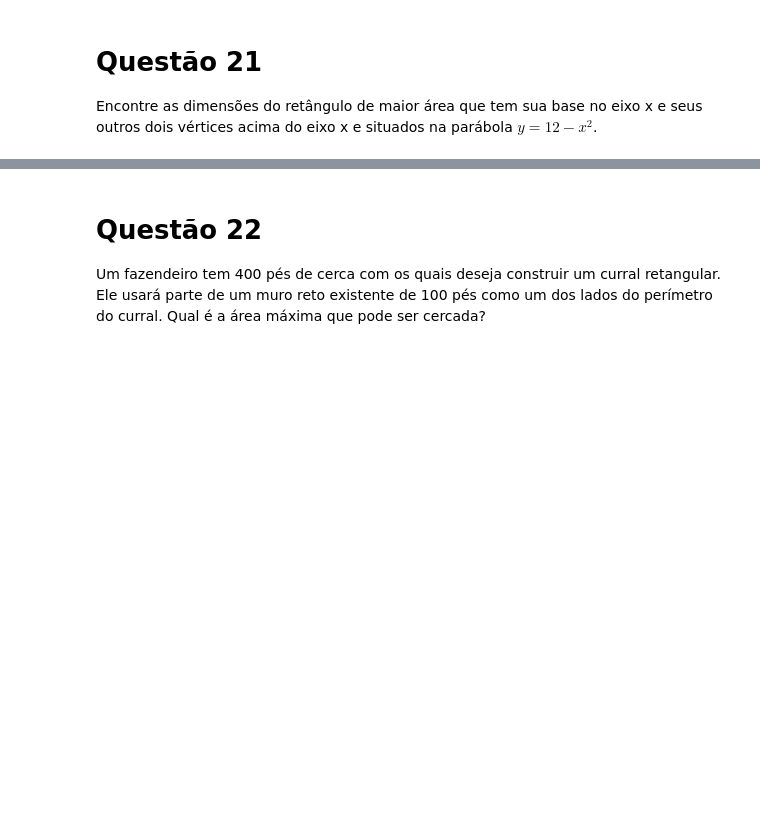
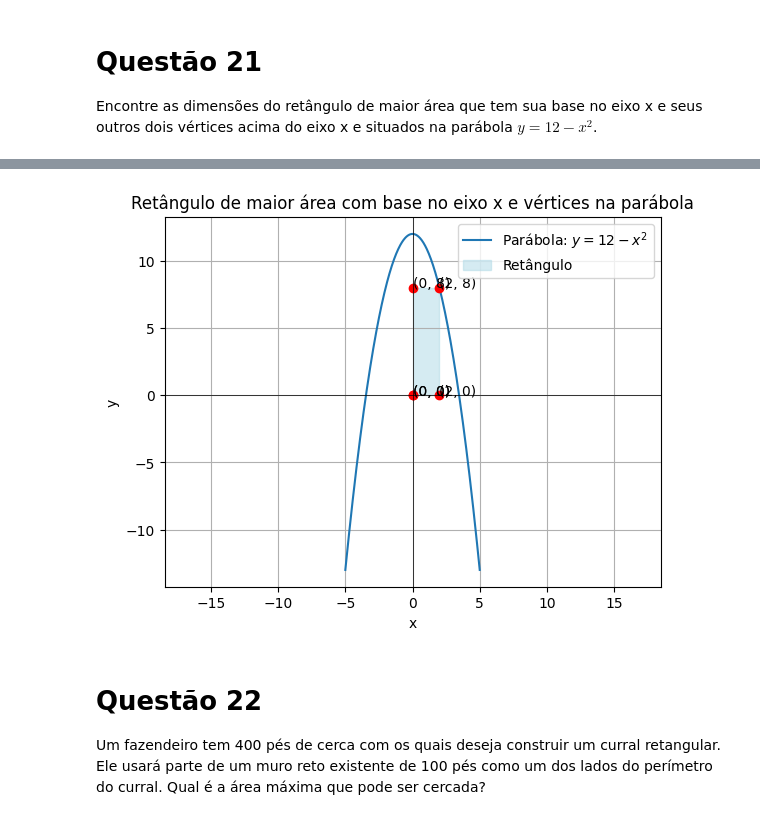
Before and after one commit to andre210505/RA1, a Jupyter notebook: Recuperação_RA2.ipynb, the cells around one changed output, grey strips where cells are left out. Drawn from its saved outputs; the diff is of its cells as text; code cells hidden in the pictures; blank space fills up the shorter version.

```diff
--- a/Recuperação_RA2.ipynb
+++ b/Recuperação_RA2.ipynb
@@ -861,3 +1611,50 @@ Encontre as dimensões do retângulo de maior área que tem sua base no eixo x e
+# %%
+import numpy as np
+import matplotlib.pyplot as plt
+
+# Definindo a parábola
+def parabola(x):
+    return 12 - x**2
+
+# Definindo as dimensões do retângulo
+base = 2
+altura = 8
+
+# Coordenadas dos vértices do retângulo
+x_rect = [0, base, base, 0, 0]
+y_rect = [0, 0, altura, altura, 0]
+
+# Criando valores para x
+x_values = np.linspace(-5, 5, 400)
+
+# Criando valores para y da parábola
+y_values_parabola = parabola(x_values)
+
+# Plotando a parábola
+plt.plot(x_values, y_values_parabola, label='Parábola: $y = 12 - x^2$')
+
+# Plotando o retângulo
+plt.fill(x_rect, y_rect, color='lightblue', alpha=0.5, label='Retângulo')
+
+# Plotando os vértices do retângulo
+plt.plot(x_rect, y_rect, 'ro')
+
+# Adicionando texto com as coordenadas dos vértices
+for i in range(len(x_rect)):
+    plt.text(x_rect[i], y_rect[i], f'({x_rect[i]}, {y_rect[i]})', fontsize=10)
+
+# Configurando o gráfico
+plt.xlabel('x')
+plt.ylabel('y')
+plt.title('Retângulo de maior área com base no eixo x e vértices na parábola')
+plt.axhline(0, color='black', linewidth=0.5)
+plt.axvline(0, color='black', linewidth=0.5)
+plt.legend()
+plt.grid(True)
+plt.axis('equal')
+plt.show()
+# %% [output]
+[figure, added]
 # %% [markdown]
 # Questão 22
 Um fazendeiro tem 400 pés de cerca com os quais deseja construir um curral retangular. Ele usará parte de um muro reto existente de 100 pés como um dos lados do perímetro do curral. Qual é a área máxima que pode ser cercada?
```
Also changed, not shown: parts of 48 cells of this notebook.
